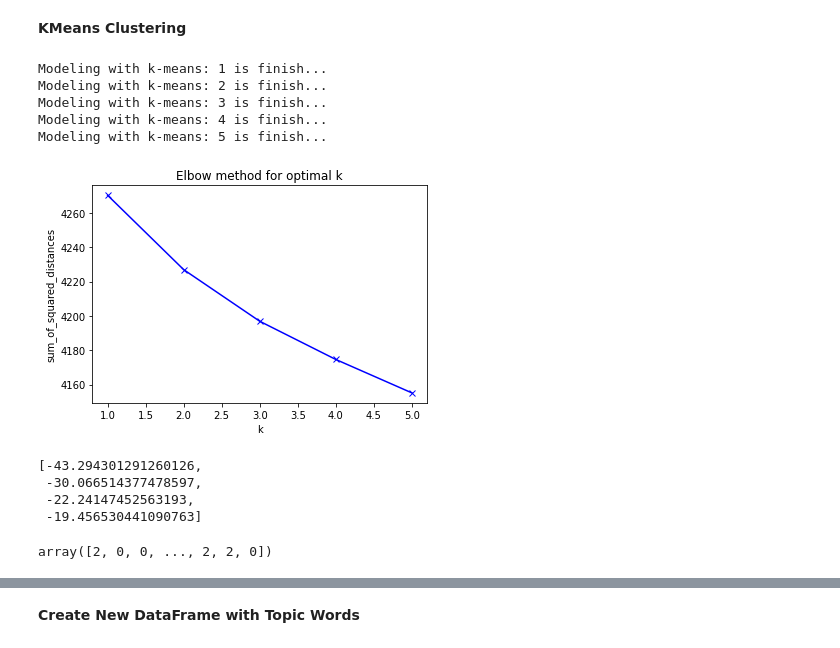
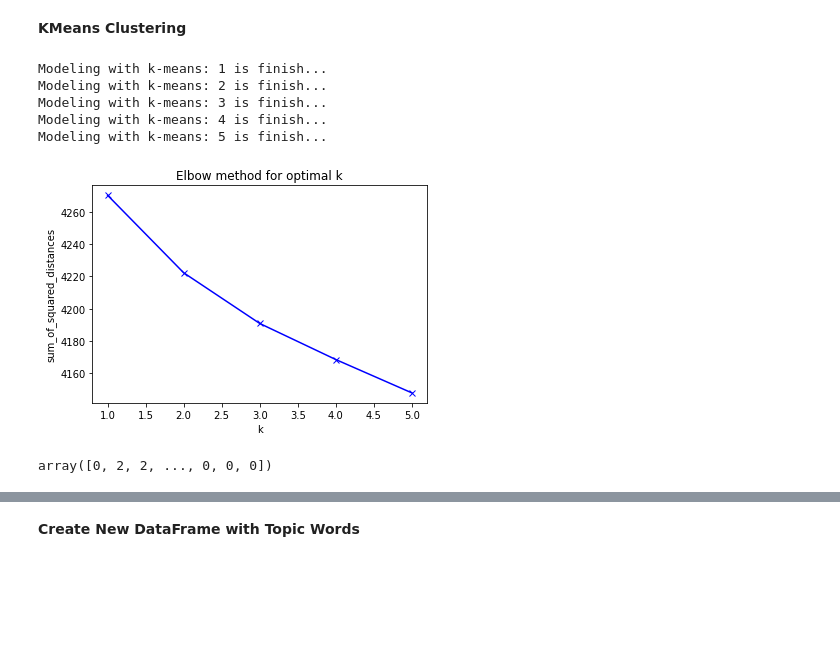
Before and after one commit to msklc/Text-Mining-Approach-to-Analyze-The-Cyber-Security-Related-Articles, a Jupyter notebook: PART-3 Text Mining.ipynb, the cells around one changed output, grey strips where cells are left out. Cells and saved outputs as stored; diff of their text form; code cells hidden in the pictures; blank space fills up the shorter version.

```diff
--- a/PART-3 Text Mining.ipynb
+++ b/PART-3 Text Mining.ipynb
@@ -402,11 +266,0 @@ __Remove Meaningless Words__
-# %%
-wordlist = nltk.corpus.words.words()#Creat a wordlist
-meaningless_list=[]
-
-#Check the tokens from wordlist
-for n in range(df_sum2.shape[0]):
-    meaningless=[w for w in  df_sum2['Abstract_Tokens'][n] if w not in wordlist]
-    meaningless_list.extend(meaningless)
-    df_sum2['Abstract_Tokens'][n]=[w for w in  df_sum2['Abstract_Tokens'][n] if w in wordlist]
-print('Total words after removing the meaningless words: {}'.format(sum(df_sum2['Abstract_Tokens'].str.len())))
-df_sum2.head(2)
@@ -438,6 +275,6 @@ __Convert Tokens To String Again__
 # %%
-df_sum2['Abstract2']=df_sum2['Abstract']
+df_sum2['Tokens_String']=df_sum2['Abstract']
 for n in range(df_sum2.shape[0]):
-    df_sum2['Abstract2'][n]=' '.join([str(item) for item in df_sum2['Abstract_Tokens'][n]])
+    df_sum2['Tokens_String'][n]=' '.join([str(item) for item in df_sum2['Abstract_Tokens'][n]])
 df_sum2.head(2)
 # %% [output]
@@ -449,7 +286,7 @@ __TfidfVectorizer__
 # %%
 from sklearn.feature_extraction.text import TfidfVectorizer
 v = TfidfVectorizer()
-X = v.fit_transform(df_sum2['Abstract2'])
+X = v.fit_transform(df_sum2['Tokens_String'])
 X.toarray()[:2]
 # %% [output]
 array([[0., 0., 0., ..., 0., 0., 0.],
@@ -476,6 +305,6 @@ __Create New DataFrame__
 # %%
-df = pd.DataFrame(data=X.toarray(), columns=v.get_feature_names())
-df.head(2)
+df_for_clustering = pd.DataFrame(data=X.toarray(), columns=v.get_feature_names())
+df_for_clustering.head(2)
 # %% [output]
 |  | aa | aaa | ab | abandonment | abdomen | aberrant | abet | abide | ability | abiotic | ... |
 | 0 | 0.0 | 0.0 | 0.0 | 0.0 | 0.0 | 0.0 | 0.0 | 0.0 | 0.0 | 0.0 | ... |
@@ -499,47 +325,40 @@ __KMeans Clustering__
 # %%
 
 #for each value of k, we can initialise k_means and use inertia to identify the sum of squared distances of samples to the nearest cluster centre
 sum_of_squared_distances = []
 
 K_top=6 #
 K = range(1,K_top)
 for k in K:
     k_means = KMeans(n_clusters=k)
-    model = k_means.fit(df)
+    model = k_means.fit(df_for_clustering)
     sum_of_squared_distances.append(k_means.inertia_)
     print('Modeling with k-means: {} is finish...'.format(k))
 
 plt.plot(K, sum_of_squared_distances, 'bx-')
 plt.xlabel('k')
 plt.ylabel('sum_of_squared_distances')
 plt.title('Elbow method for optimal k')
 plt.show()
 # %% [output]
 Modeling with k-means: 1 is finish...
 Modeling with k-means: 2 is finish...
 Modeling with k-means: 3 is finish...
 Modeling with k-means: 4 is finish...
 Modeling with k-means: 5 is finish...
-[figure, old version]
+[figure, new version]
-# %%
-[j-i for i, j in zip(sum_of_squared_distances[:-1], sum_of_squared_distances[1:])]
-# %% [output]
-[-43.294301291260126,
- -30.066514377478597,
- -22.24147452563193,
- -19.456530441090763]
 # %%
 n_clusters=3
 # %%
 
 k_means = KMeans(n_clusters=n_clusters)
 #Run the clustering algorithm
-model = k_means.fit(df)
+model = k_means.fit(df_for_clustering)
 #Generate cluster predictions and store in y_hat
 y_hat = k_means.predict(X)
 y_hat
 # %% [output]
-array([2, 0, 0, ..., 2, 2, 0])
+array([0, 2, 2, ..., 0, 0, 0])
 # %%
 labels=list(y_hat)
 df_sum2['Label']=labels
```
Also changed, not shown: parts of 74 cells of this notebook, 3 other files.
